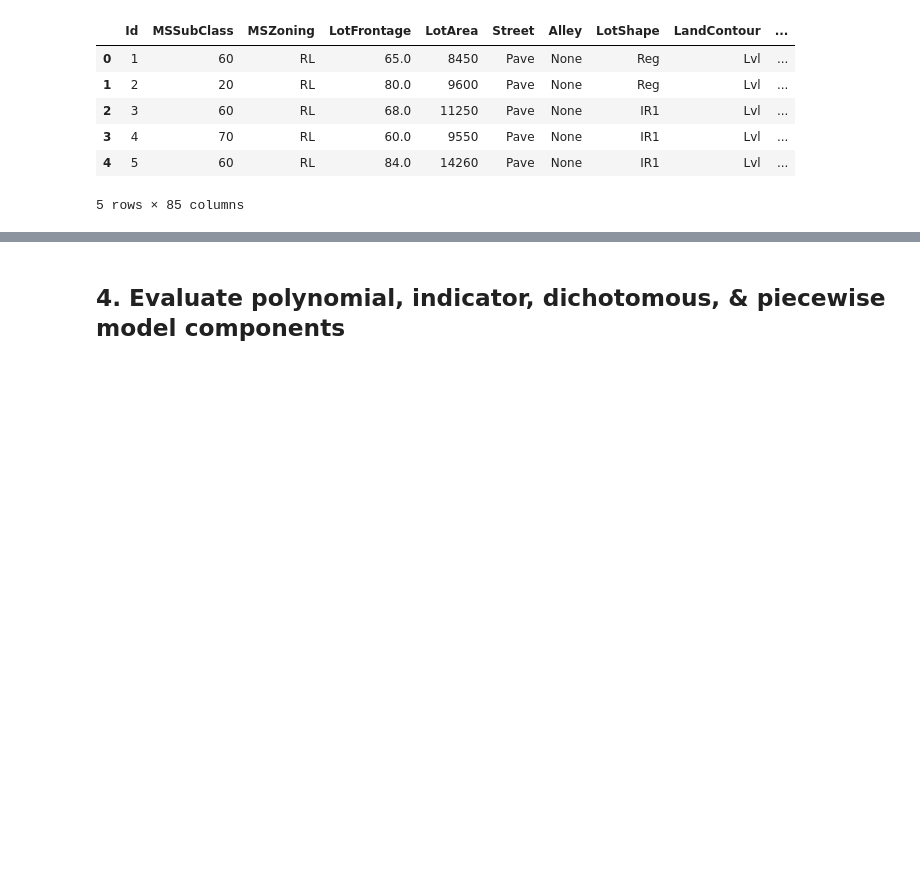
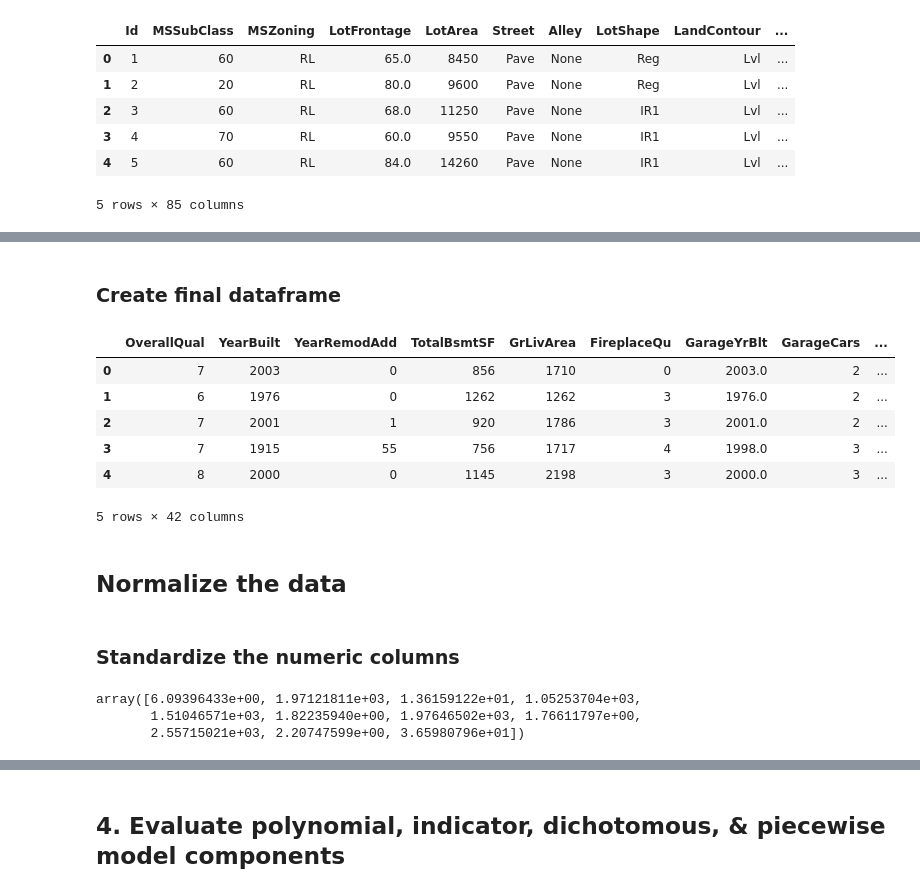
Before and after one commit to DrakeData/House_Price_EDA, a Jupyter notebook: MSDS422_Assignment2.ipynb, the cells around one changed output, grey strips where cells are left out. Cells and saved outputs as stored; diff of their text form; code cells hidden in the pictures; blank space fills up the shorter version.

Commit message:
working on standerizing the data

```diff
--- a/MSDS422_Assignment2.ipynb
+++ b/MSDS422_Assignment2.ipynb
@@ -250,0 +226,6 @@ plt.show()
+# %%
+cat_cols = ["MSZoning", "Utilities", "BldgType", "Heating",
+            "KitchenQual", "SaleCondition", "LandSlope"]
+
+cat_df_train = pd.get_dummies(x_train[cat_cols], columns=cat_cols)
+cat_df_train.head()
@@ -250,0 +240,26 @@ plt.show()
+# %% [markdown]
+### Create final dataframe
+# %%
+x_train_final = num_df_train.join(cat_df_train)
+x_train_final.head()
+# %% [output]
+|  | OverallQual | YearBuilt | YearRemodAdd | TotalBsmtSF | GrLivArea | FireplaceQu | GarageYrBlt | GarageCars | ... |
+| 0 | 7 | 2003 | 0 | 856 | 1710 | 0 | 2003.0 | 2 | ... |
+| 1 | 6 | 1976 | 0 | 1262 | 1262 | 3 | 1976.0 | 2 | ... |
+| 2 | 7 | 2001 | 1 | 920 | 1786 | 3 | 2001.0 | 2 | ... |
+| 3 | 7 | 1915 | 55 | 756 | 1717 | 4 | 1998.0 | 3 | ... |
+| 4 | 8 | 2000 | 0 | 1145 | 2198 | 3 | 2000.0 | 3 | ... |
+5 rows × 42 columns
+# %% [markdown]
+## Normalize the data
+# %% [markdown]
+### Standardize the numeric columns
+# %%
+ss_train = StandardScaler().fit(x_train_final[num_cols])
+ss_test = StandardScaler().fit(x_train_final[num_cols])
+
+ss_train.mean_
+# %% [output]
+array([6.09396433e+00, 1.97121811e+03, 1.36159122e+01, 1.05253704e+03,
+       1.51046571e+03, 1.82235940e+00, 1.97646502e+03, 1.76611797e+00,
+       2.55715021e+03, 2.20747599e+00, 3.65980796e+01])
```
Also changed, not shown: parts of 101 cells of this notebook, 1 other file.
